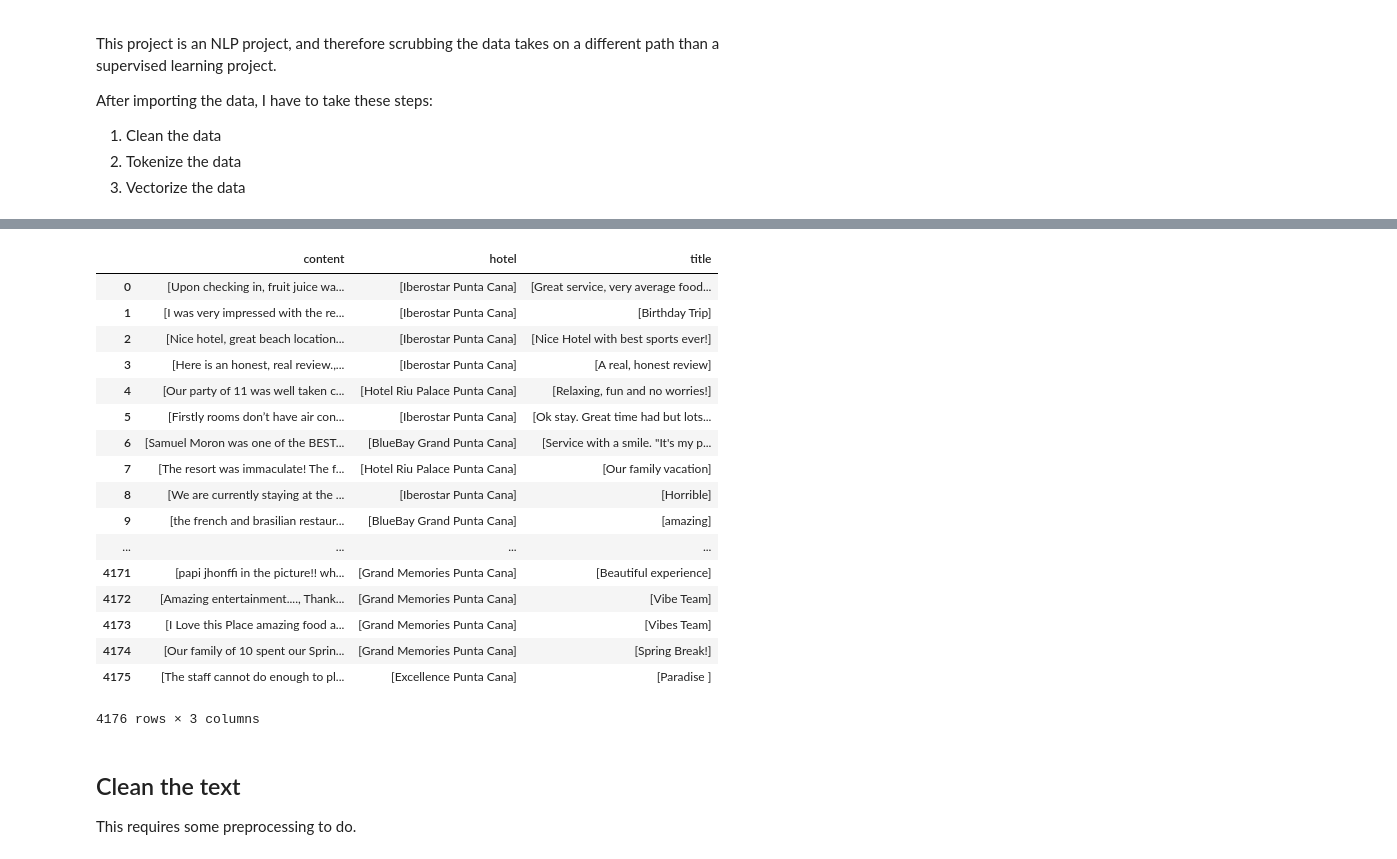
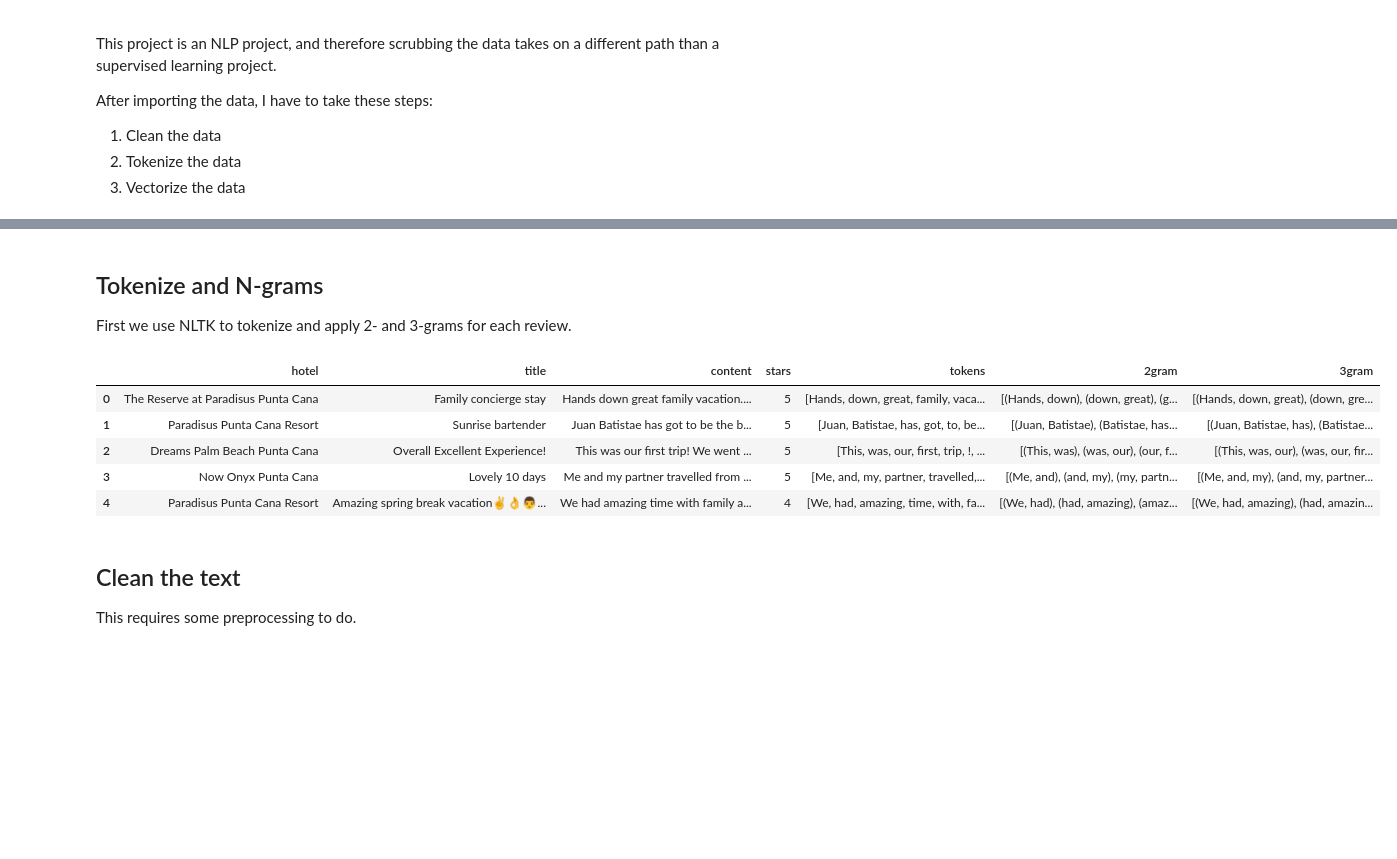
Before and after one commit to youngjeong46/travel-recommender, a Jupyter notebook: notebooks/MVP.ipynb, the cells around one changed output, grey strips where cells are left out. Cells and saved outputs as stored; diff of their text form; code cells hidden in the pictures; blank space fills up the shorter version.

```diff
--- a/notebooks/MVP.ipynb
+++ b/notebooks/MVP.ipynb
@@ -51,11 +57,23 @@ def my_timer(orig_func):
 
     return wrapper
 
-def remove_list(df):
+def remove_list_and_rearrange(df):
     columns = list(df.columns)
-    for feature in columns:
-        df[feature] = df[feature].apply(lambda x: ','.join([i for i in x]))
-    return df
+    df = df.applymap(lambda x: x if not isinstance(x, list) else x[0] if len(x) else '')
+    return df[["hotel","title","content","stars"]]
 
-def rearrange(df):
-    return df[["hotel","title","content"]]
+def tokenize_and_grams(df,list_of_n):
+    df['tokens'] = df.apply(lambda row: word_tokenize(row['content'].lower()), axis=1)
+    tokens = df['tokens'].to_list()
+    try:
+        grams={}
+        for x in list_of_n:
+            df[f'{x}gram'] = df['tokens'].apply(lambda row: list(ngrams(row,x)))
+            grams[f'{x}gram'] = df[f'{x}gram'].to_list()
+
+    except TypeError as E:
+        print("Please input a list of numbers.")
+
+    return tokens,grams
+
+def spacy_tokenize():
@@ -62,2 +82,8 @@ def rearrange(df):
 # %%
-reviews = pd.read_json("../data/raw/all_reviews.json")
+reviews = pd.read_json("../data/raw/all.json")
+# %%
+reviews = remove_list_and_rearrange(reviews)
+# %% [markdown]
+## Tokenize and N-grams
+
+First we use NLTK to tokenize and apply 2- and 3-grams for each review.
@@ -64,24 +92,12 @@ reviews = pd.read_json("../data/raw/all_reviews.json")
 # %%
-reviews
+reviews.head()
 # %% [output]
-|  | content | hotel | title |
-| 0 | [Upon checking in, fruit juice wa... | [Iberostar Punta Cana] | [Great service, very average food... |
-| 1 | [I was very impressed with the re... | [Iberostar Punta Cana] | [Birthday Trip] |
-| 2 | [Nice hotel, great beach location... | [Iberostar Punta Cana] | [Nice Hotel with best sports ever!] |
-| 3 | [Here is an honest, real review.,... | [Iberostar Punta Cana] | [A real, honest review] |
-| 4 | [Our party of 11 was well taken c... | [Hotel Riu Palace Punta Cana] | [Relaxing, fun and no worries!] |
-| 5 | [Firstly rooms don’t have air con... | [Iberostar Punta Cana] | [Ok stay. Great time had but lots... |
-| 6 | [Samuel Moron was one of the BEST... | [BlueBay Grand Punta Cana] | [Service with a smile. "It's my p... |
-| 7 | [The resort was immaculate! The f... | [Hotel Riu Palace Punta Cana] | [Our family vacation] |
-| 8 | [We are currently staying at the ... | [Iberostar Punta Cana] | [Horrible] |
-| 9 | [the french and brasilian restaur... | [BlueBay Grand Punta Cana] | [amazing] |
-| ... | ... | ... | ... |
-| 4171 | [papi jhonffi in the picture!! wh... | [Grand Memories Punta Cana] | [Beautiful experience] |
-| 4172 | [Amazing entertainment...., Thank... | [Grand Memories Punta Cana] | [Vibe Team] |
-| 4173 | [I Love this Place amazing food a... | [Grand Memories Punta Cana] | [Vibes Team] |
-| 4174 | [Our family of 10 spent our Sprin... | [Grand Memories Punta Cana] | [Spring Break!] |
-| 4175 | [The staff cannot do enough to pl... | [Excellence Punta Cana] | [Paradise ] |
+|  | hotel | title | content | stars | tokens | 2gram | 3gram |
+| 0 | The Reserve at Paradisus Punta Cana | Family concierge stay | Hands down great family vacation.... | 5 | [Hands, down, great, family, vaca... | [(Hands, down), (down, great), (g... | [(Hands, down, great), (down, gre... |
+| 1 | Paradisus Punta Cana Resort | Sunrise bartender | Juan Batistae has got to be the b... | 5 | [Juan, Batistae, has, got, to, be... | [(Juan, Batistae), (Batistae, has... | [(Juan, Batistae, has), (Batistae... |
+| 2 | Dreams Palm Beach Punta Cana | Overall Excellent Experience! | This was our first trip! We went ... | 5 | [This, was, our, first, trip, !, ... | [(This, was), (was, our), (our, f... | [(This, was, our), (was, our, fir... |
+| 3 | Now Onyx Punta Cana | Lovely 10 days | Me and my partner travelled from ... | 5 | [Me, and, my, partner, travelled,... | [(Me, and), (and, my), (my, partn... | [(Me, and, my), (and, my, partner... |
+| 4 | Paradisus Punta Cana Resort | Amazing spring break vacation✌️👌👨... | We had amazing time with family a... | 4 | [We, had, amazing, time, with, fa... | [(We, had), (had, amazing), (amaz... | [(We, had, amazing), (had, amazin... |
-4176 rows × 3 columns
 # %% [markdown]
 ## Clean the text
 
```
Also changed, not shown: parts of 22 cells of this notebook, 6 other files.
